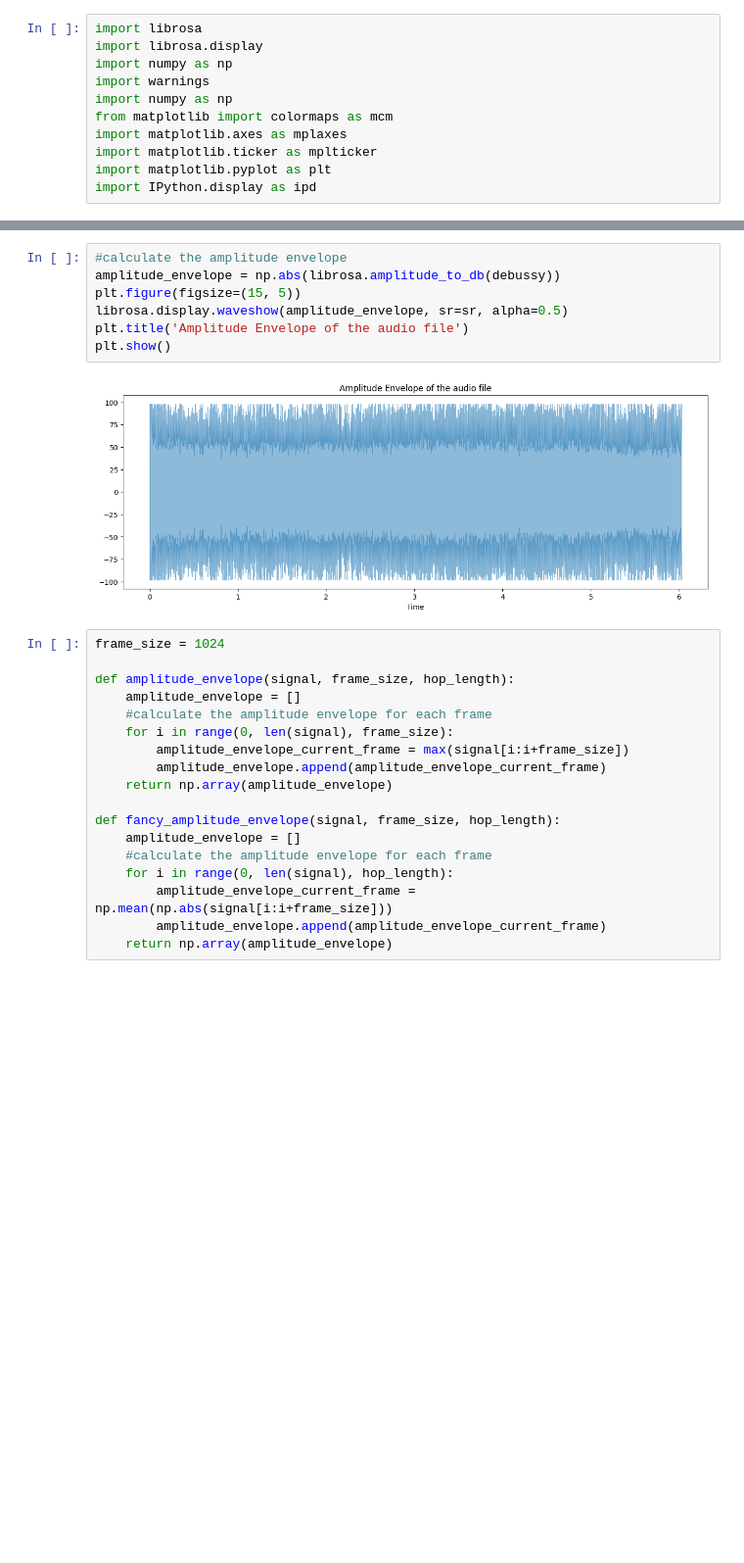
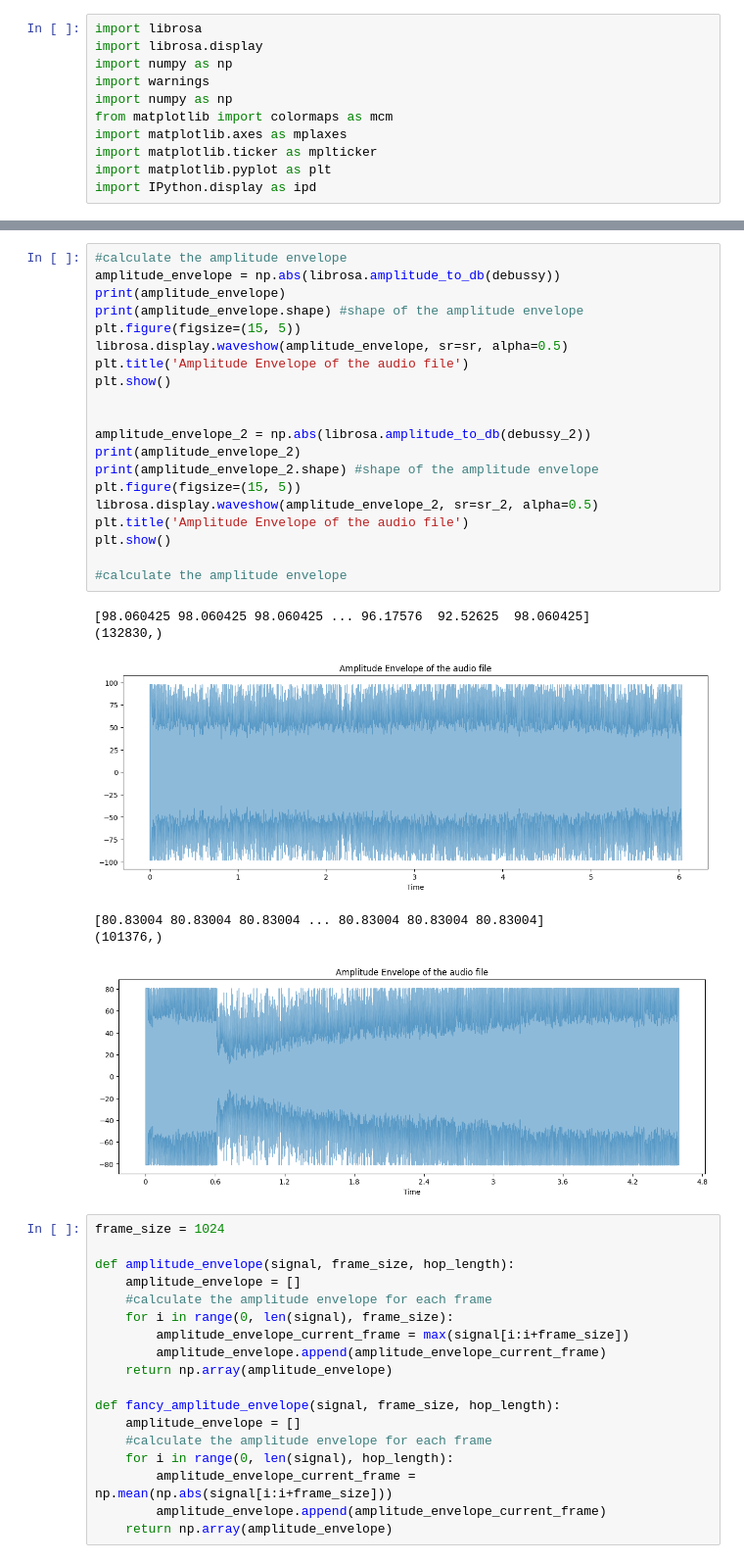
Before and after one commit to Sandeepkumaramgothu/ASE_practice, a Jupyter notebook: Extract_Amplitude.ipynb, the cells around one changed output, grey strips where cells are left out. Shown at 98% size. Saved outputs shown, nothing was run; the diff lists cells and outputs as text; blank space fills up the shorter version.

```diff
--- a/Extract_Amplitude.ipynb
+++ b/Extract_Amplitude.ipynb
@@ -66,12 +109,30 @@ plt.show()
 # %%
 #calculate the amplitude envelope
 amplitude_envelope = np.abs(librosa.amplitude_to_db(debussy))
+print(amplitude_envelope)
+print(amplitude_envelope.shape) #shape of the amplitude envelope
 plt.figure(figsize=(15, 5))
 librosa.display.waveshow(amplitude_envelope, sr=sr, alpha=0.5)
 plt.title('Amplitude Envelope of the audio file')
 plt.show()
+
+
+amplitude_envelope_2 = np.abs(librosa.amplitude_to_db(debussy_2))
+print(amplitude_envelope_2)
+print(amplitude_envelope_2.shape) #shape of the amplitude envelope
+plt.figure(figsize=(15, 5))
+librosa.display.waveshow(amplitude_envelope_2, sr=sr_2, alpha=0.5)
+plt.title('Amplitude Envelope of the audio file')
+plt.show()
+
+#calculate the amplitude envelope
 # %% [output]
+[98.060425 98.060425 98.060425 ... 96.17576  92.52625  98.060425]
+(132830,)
 [figure]
+[80.83004 80.83004 80.83004 ... 80.83004 80.83004 80.83004]
+(101376,)
+[figure, added]
 # %%
 frame_size = 1024
 
```
Also changed, not shown: parts of 9 cells of this notebook, 2 other files.
